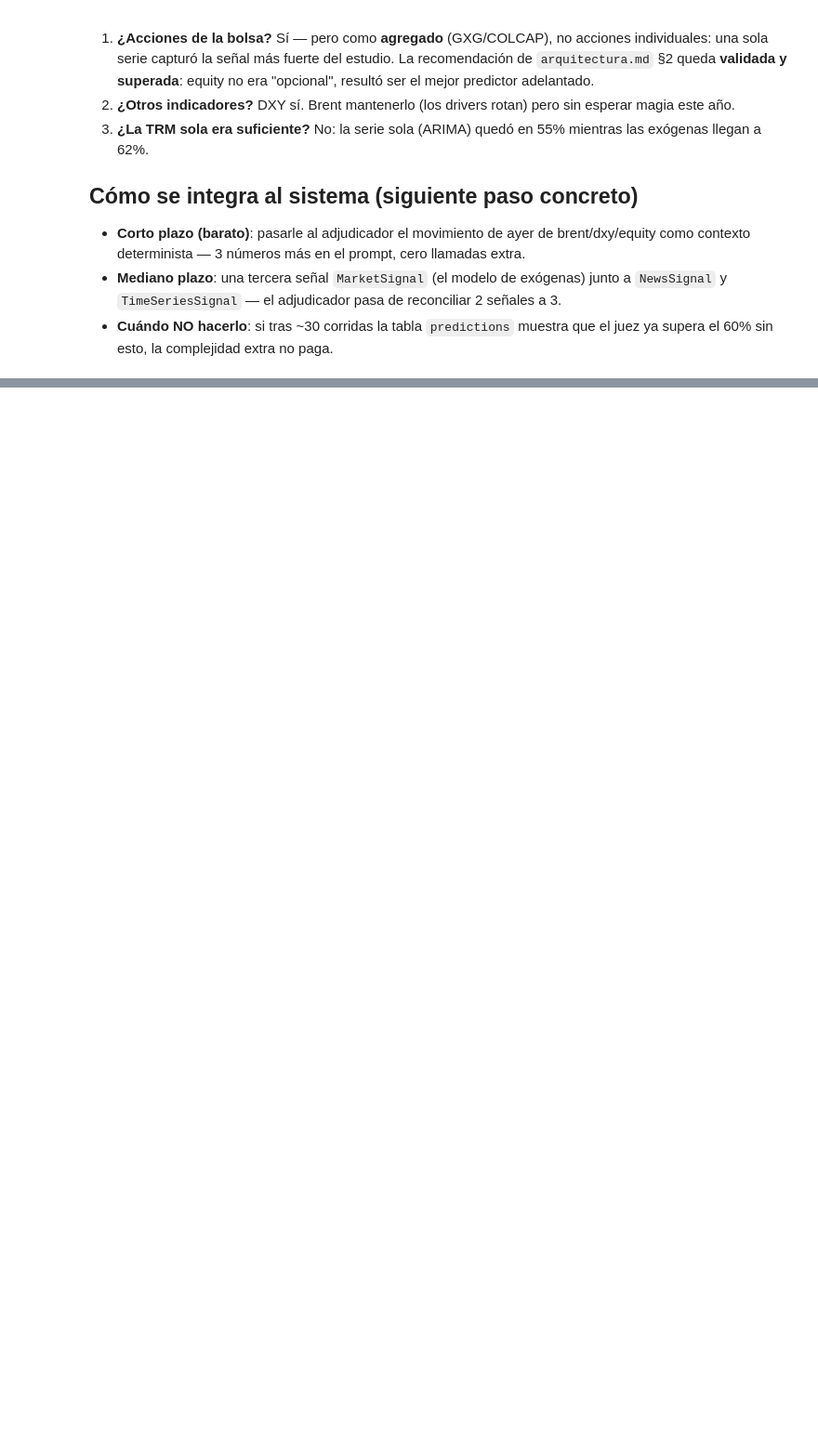
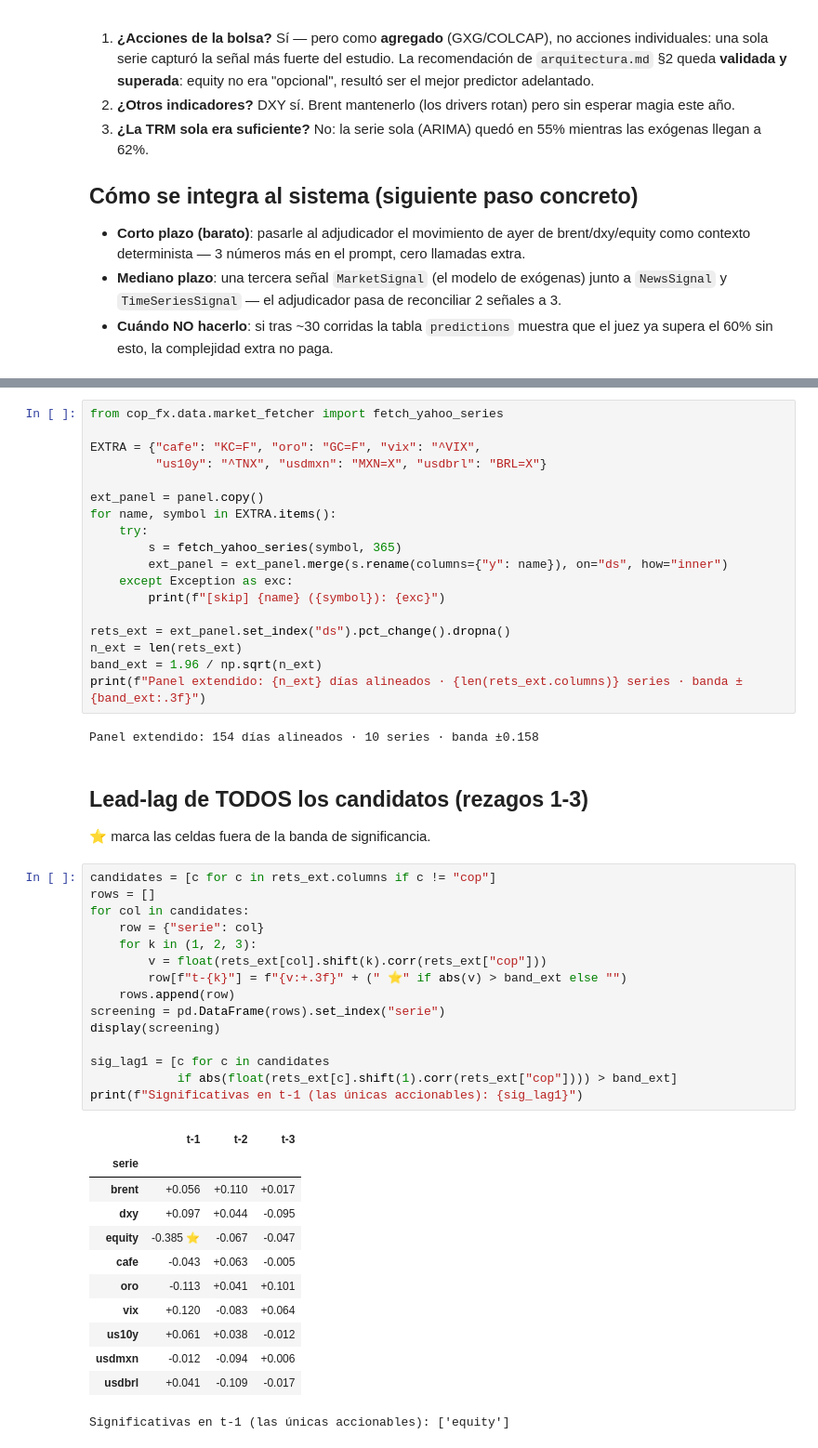
Before and after one commit to carlosjimenez88M/cop-fx-intelligence, a Jupyter notebook: notebooks/senales_macro.ipynb, the cells around one changed output, grey strips where cells are left out. Shown at 93% size. Cells and saved outputs as stored; diff of their text form; blank space fills up the shorter version.

```diff
--- a/notebooks/senales_macro.ipynb
+++ b/notebooks/senales_macro.ipynb
@@ -315,0 +334,52 @@ brent_*/equity_* negativos (petróleo y apetito de riesgo fortalecen al COP).
+# %%
+from cop_fx.data.market_fetcher import fetch_yahoo_series
+
+EXTRA = {"cafe": "KC=F", "oro": "GC=F", "vix": "^VIX",
+         "us10y": "^TNX", "usdmxn": "MXN=X", "usdbrl": "BRL=X"}
+
+ext_panel = panel.copy()
+for name, symbol in EXTRA.items():
+    try:
+        s = fetch_yahoo_series(symbol, 365)
+        ext_panel = ext_panel.merge(s.rename(columns={"y": name}), on="ds", how="inner")
+    except Exception as exc:
+        print(f"[skip] {name} ({symbol}): {exc}")
+
+rets_ext = ext_panel.set_index("ds").pct_change().dropna()
+n_ext = len(rets_ext)
+band_ext = 1.96 / np.sqrt(n_ext)
+print(f"Panel extendido: {n_ext} días alineados · {len(rets_ext.columns)} series · banda ±{band_ext:.3f}")
+# %% [output]
+Panel extendido: 154 días alineados · 10 series · banda ±0.158
+# %% [markdown]
+## Lead-lag de TODOS los candidatos (rezagos 1-3)
+
+⭐ marca las celdas fuera de la banda de significancia.
+# %%
+candidates = [c for c in rets_ext.columns if c != "cop"]
+rows = []
+for col in candidates:
+    row = {"serie": col}
+    for k in (1, 2, 3):
+        v = float(rets_ext[col].shift(k).corr(rets_ext["cop"]))
+        row[f"t-{k}"] = f"{v:+.3f}" + (" ⭐" if abs(v) > band_ext else "")
+    rows.append(row)
+screening = pd.DataFrame(rows).set_index("serie")
+display(screening)
+
+sig_lag1 = [c for c in candidates
+            if abs(float(rets_ext[c].shift(1).corr(rets_ext["cop"]))) > band_ext]
+print(f"Significativas en t-1 (las únicas accionables): {sig_lag1}")
+# %% [output]
+|  | t-1 | t-2 | t-3 |
+| serie |  |  |  |
+| brent | +0.056 | +0.110 | +0.017 |
+| dxy | +0.097 | +0.044 | -0.095 |
+| equity | -0.385 ⭐ | -0.067 | -0.047 |
+| cafe | -0.043 | +0.063 | -0.005 |
+| oro | -0.113 | +0.041 | +0.101 |
+| vix | +0.120 | -0.083 | +0.064 |
+| us10y | +0.061 | +0.038 | -0.012 |
+| usdmxn | -0.012 | -0.094 | +0.006 |
+| usdbrl | +0.041 | -0.109 | -0.017 |
+Significativas en t-1 (las únicas accionables): ['equity']
```
Also changed, not shown: parts of 6 cells of this notebook.
